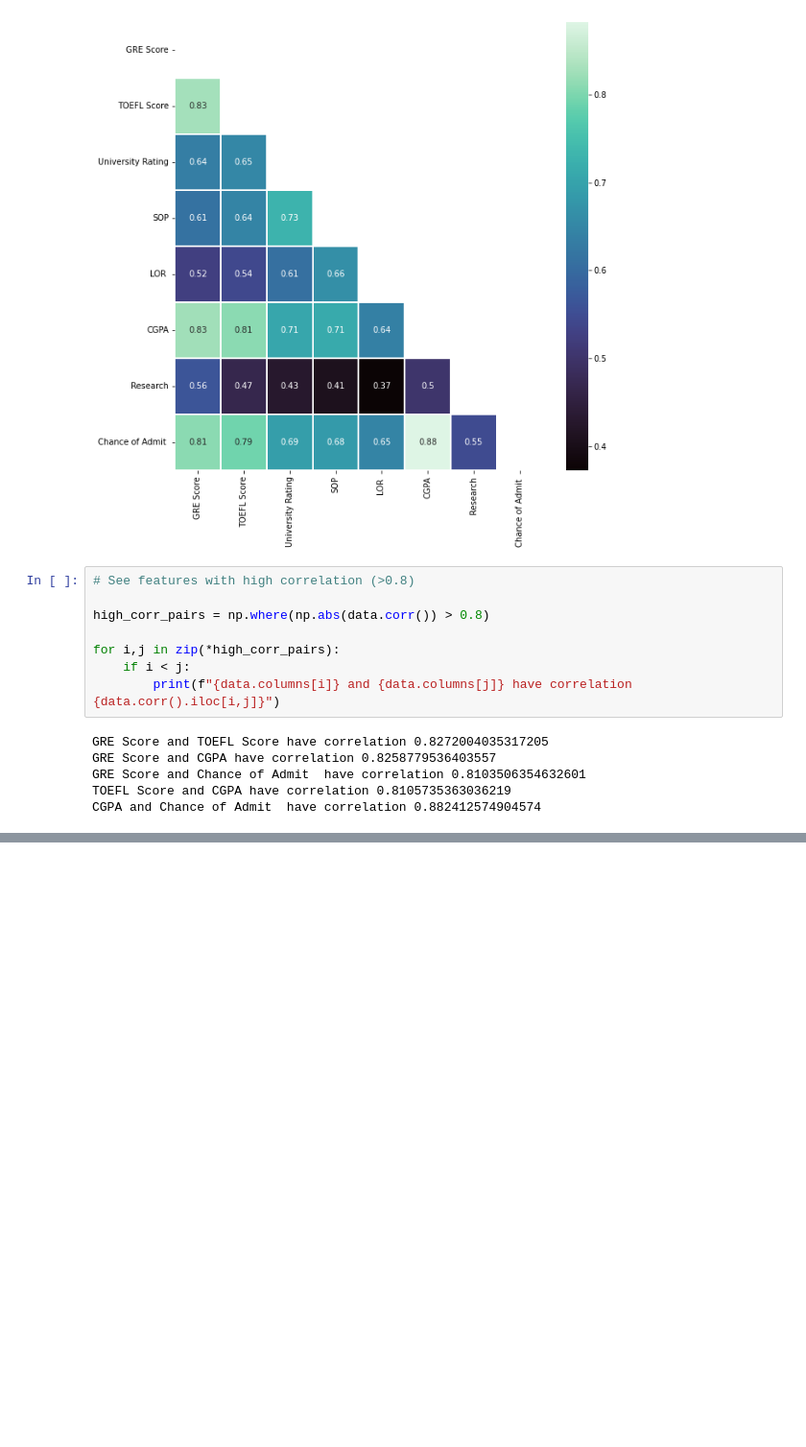
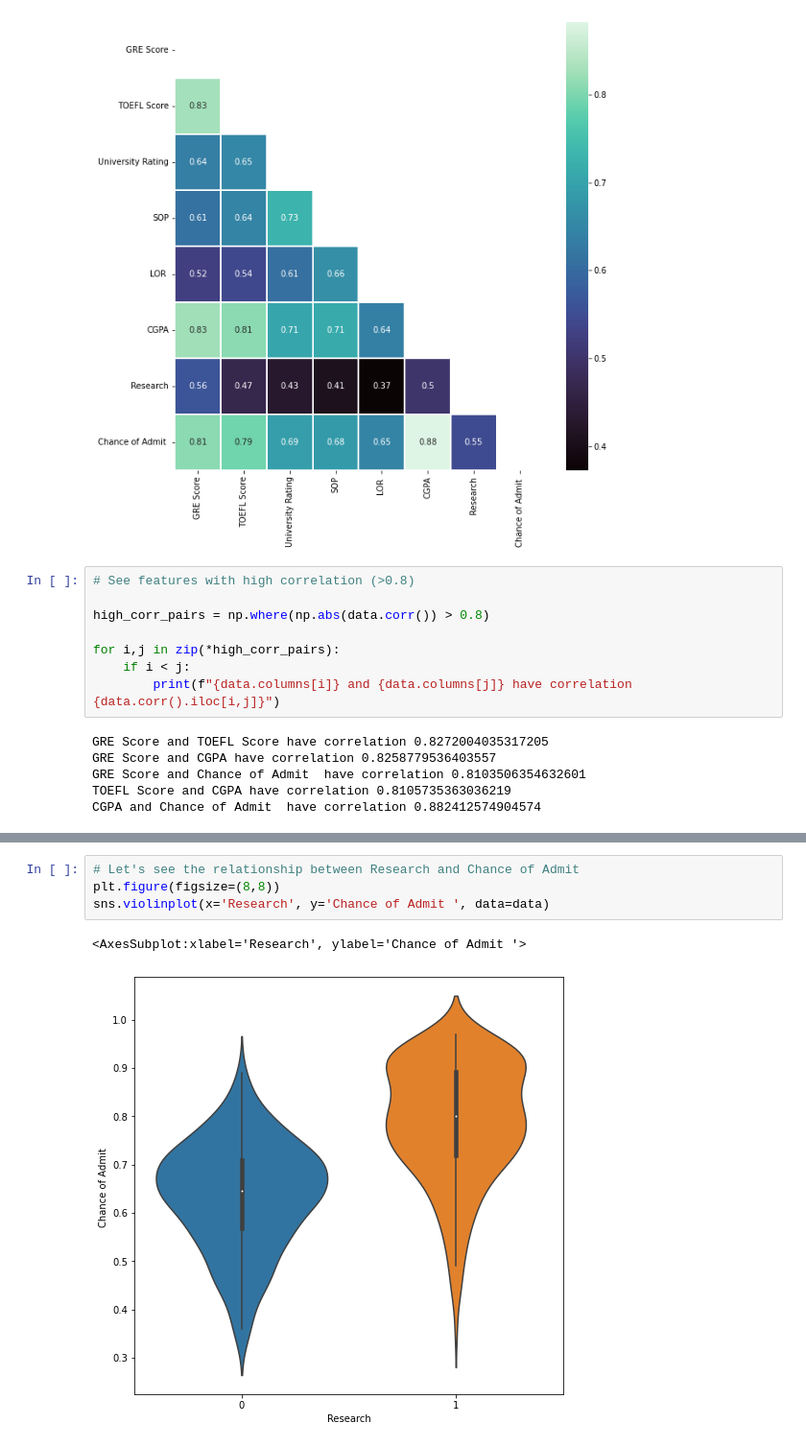
Before and after one commit to utkuozbudak/graduate_admission, a Jupyter notebook: graduate_admission.ipynb, the cells around one changed output, grey strips where cells are left out. Shown at 96% size. Cells and saved outputs as stored; diff of their text form; blank space fills up the shorter version.

```diff
--- a/graduate_admission.ipynb
+++ b/graduate_admission.ipynb
@@ -125,0 +126,7 @@ plt.show()
+# %%
+# Let's see the relationship between Research and Chance of Admit
+plt.figure(figsize=(8,8))
+sns.violinplot(x='Research', y='Chance of Admit ', data=data)
+# %% [output]
+<AxesSubplot:xlabel='Research', ylabel='Chance of Admit '>
+[figure, added]
```
Also changed, not shown: parts of 3 cells of this notebook.
